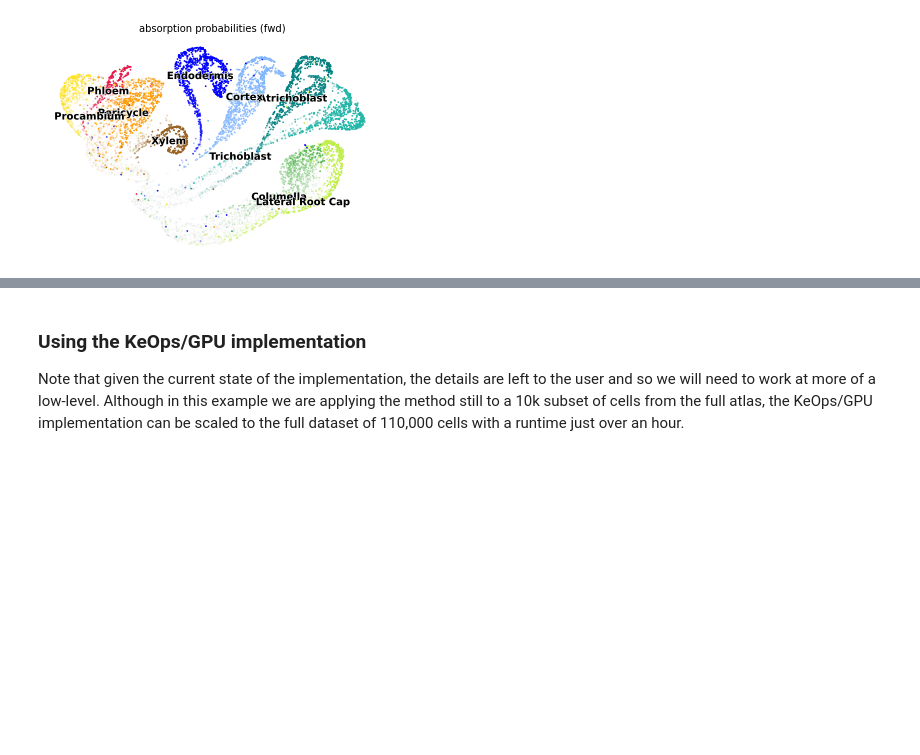
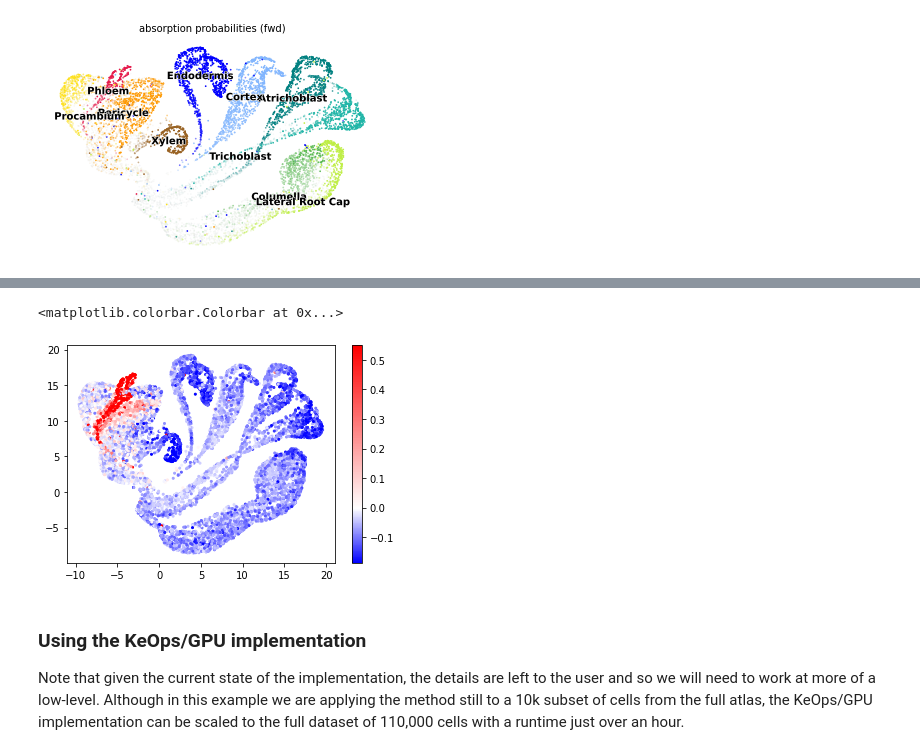
Before and after one commit to zsteve/StationaryOT, a Jupyter notebook: examples/arabidopsis_analysis.ipynb, the cells around one changed output, grey strips where cells are left out. Drawn from its saved outputs; the diff is of its cells as text; code cells hidden in the pictures; blank space fills up the shorter version.

```diff
--- a/examples/arabidopsis_analysis.ipynb
+++ b/examples/arabidopsis_analysis.ipynb
@@ -335,3 +351,12 @@ plt.colorbar()
+# %%
+scanpy.tl.score_genes(copy, gene_list = out.index[out.loc[:, "Phloem corr"] > 0.5])
+vmin = np.quantile(copy.obs.score, 0.025); vmax = np.quantile(copy.obs.score, 0.975)
+norm = colors.TwoSlopeNorm(vmin=vmin, vcenter=0, vmax=vmax)
+plt.scatter(copy.obsm["X_umap"][:, 0], copy.obsm["X_umap"][:, 1], c = copy.obs.score, s = 4, norm = norm, cmap = "bwr")
+plt.colorbar()
+# %% [output]
+<matplotlib.colorbar.Colorbar at 0x...>
+[figure, added]
 # %% [markdown]
 ### Using the KeOps/GPU implementation
 
```
Also changed, not shown: parts of 7 cells of this notebook, 1 other file.
